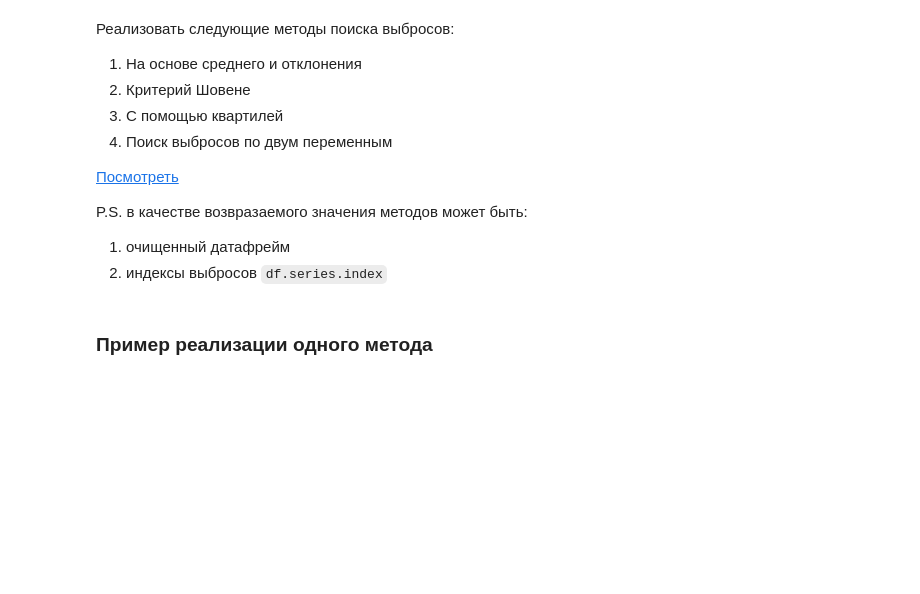
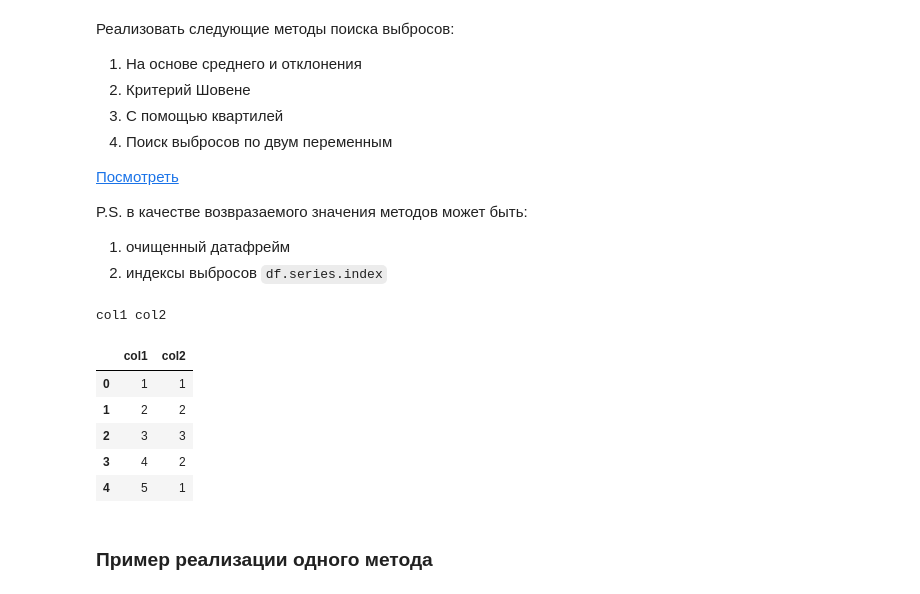
Before and after one commit to kaimakov-rk/kokoko, a Jupyter notebook: Copy_of_Задание_2.ipynb, the cells around one changed output. Drawn from its saved outputs; the diff is of its cells as text; code cells hidden in the pictures; blank space fills up the shorter version.

```diff
--- a/Copy_of_Задание_2.ipynb
+++ b/Copy_of_Задание_2.ipynb
@@ -264,6 +263,7 @@ P.S. в качестве возвразаемого значения метод
 from typing import TypeAlias, Text
 from copy import deepcopy
 from math import erfc
+from sklearn.cluster import DBSCAN
 
 
 DataFrame: TypeAlias = pd.core.frame.DataFrame
@@ -312,22 +312,39 @@ class OutlierCleanser:
     result = result[result[column_name] <= q3 + 1.5 * iqr]
     return result
 
-  def clean_by_2_variables_1_dataframe(self, column_name: Text) -> DataFrame:
+  def clean_by_2_variables_1_dataframe(self,
+                                       column_name_1: Text,
+                                       column_name_2: Text) -> DataFrame:
     result: DataFrame = deepcopy(self.__df)
-
-    return result
+    pairs = list()
+    for index, row in result.iterrows():
+      pairs.append([row[column_name_1], row[column_name_2]])
+    clustering = DBSCAN(eps=2, min_samples=2).fit(pairs)
+    outliers = list(filter(lambda ivp: ivp[1] == -1,
+                           enumerate(clustering.labels_)))
+    return result.drop(map(lambda ivp: ivp[0], outliers))
 # %%
 # @title Driver code { run: "auto", vertical-output: true }
 method = "clean_by_2_variables_1_dataframe" # @param ["clean_by_std_and_mean", "clean_by_chauvenet", "clean_by_quartiles", "clean_by_2_variables_1_dataframe"]
+columns = ['col1', 'col2'] # @param ["['col1',]", "['col1', 'col2']"] {type:"raw", allow-input: true}
 data = pd.DataFrame(
     data = {
         "col1": [1, 2, 3, 4, 5, 1000],
         "col2": [1, 2, 3, 2, 1, 4]
     }
 )
 
 oc = OutlierCleanser(data)
-oc.__getattribute__(method)('col1')
+print(*columns)
+oc.__getattribute__(method)(*columns)
+# %% [output]
+col1 col2
+|  | col1 | col2 |
+| 0 | 1 | 1 |
+| 1 | 2 | 2 |
+| 2 | 3 | 3 |
+| 3 | 4 | 2 |
+| 4 | 5 | 1 |
 # %% [markdown]
 ### Пример реализации одного метода
 # %%
```
Also changed, not shown: parts of 1 cell of this notebook.
